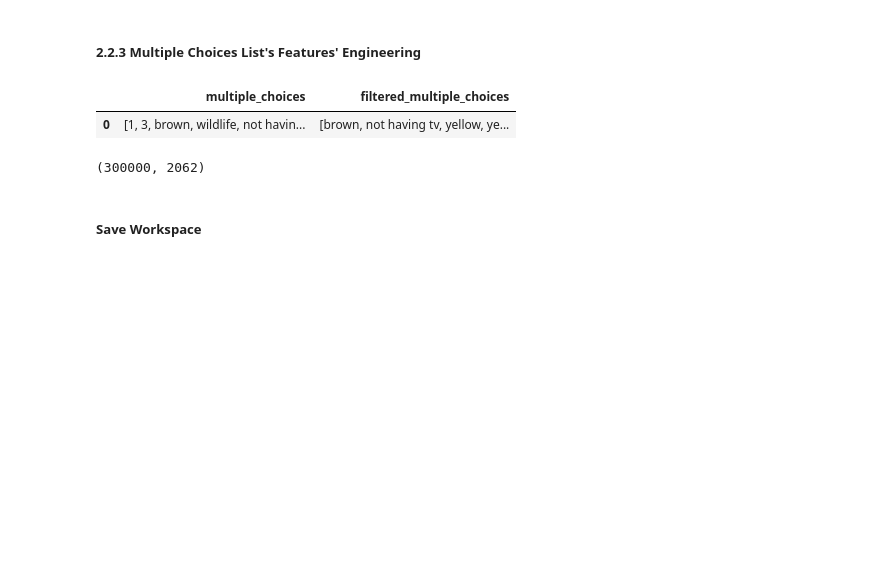
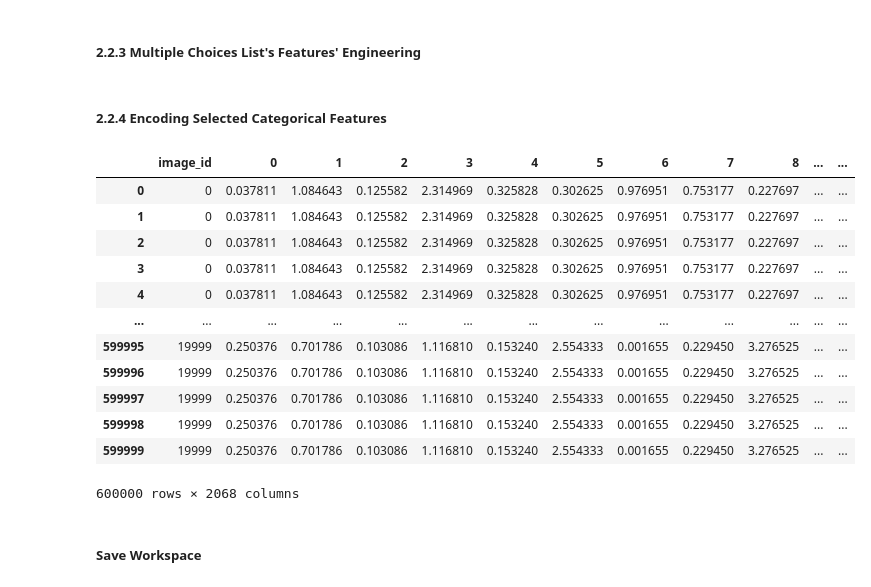
Before and after one commit to nilanahar/MMAI_894_DeepLearning_Project_TeamRosedale, a Jupyter notebook: MMAI_894_Team_Project.ipynb, the cells around one changed output. Cells and saved outputs as stored; diff of their text form; code cells hidden in the pictures; blank space fills up the shorter version.

```diff
--- a/MMAI_894_Team_Project.ipynb
+++ b/MMAI_894_Team_Project.ipynb
@@ -536,18 +465,41 @@ df_train[['oeq_answer', 'oeq_answer_clean']]
 # %% [markdown]
 ##### 2.2.3 Multiple Choices List's Features' Engineering
-# %%
-# Apply the updated filter function to each row of the DataFrame using the pre-trained Word2Vec model
-df_train['filtered_multiple_choices'] = df_train.apply(lambda row: filter_choices_by_word2vec_similarity(row, word2vec_model), axis=1)
-df_train[['multiple_choices', 'filtered_multiple_choices']].head(1)
-# %% [output]
-|  | multiple_choices | filtered_multiple_choices |
-| 0 | [1, 3, brown, wildlife, not havin... | [brown, not having tv, yellow, ye... |
-# %%
-# Apply the updated filter function to each row of the DataFrame using the pre-trained Word2Vec model
-df_valid['filtered_multiple_choices'] = df_valid.apply(lambda row: filter_choices_by_word2vec_similarity(row, word2vec_model), axis=1)
-df_valid.shape
-# %% [output]
-(300000, 2062)
+# %%
+df_train['filtered_multiple_choices'] = df_train.apply(lambda row: filter_choices_by_word2vec_similarity(row, model), axis=1)
+df_valid['filtered_multiple_choices'] = df_valid.apply(lambda row: filter_choices_by_word2vec_similarity(row, model), axis=1)
+df_train[['multiple_choices', 'filtered_multiple_choices']]
+# %%
+df_train['filtered_multiple_choices_embedding'] = df_train['filtered_multiple_choices'].apply(lambda x: get_list_of_embeddings(x, model))
+df_valid['filtered_multiple_choices_embedding'] = df_valid['filtered_multiple_choices'].apply(lambda x: get_list_of_embeddings(x, model))
+# %% [markdown]
+##### 2.2.4 Encoding Selected Categorical Features
+# %%
+# Initialize the LabelEncoder
+label_encoder_answer_type = LabelEncoder()
+label_encoder_confidence = LabelEncoder()
+
+# Encode answer_type and answer_confidence separately
+df_train['answer_type_encoded'] = label_encoder_answer_type.fit_transform(df_train['answer_type'])
+df_valid['answer_type_encoded'] = label_encoder_answer_type.transform(df_valid['answer_type'])
+
+df_train['answer_confidence_encoded'] = label_encoder_confidence.fit_transform(df_train['answer_confidence'])
+df_valid['answer_confidence_encoded'] = label_encoder_confidence.transform(df_valid['answer_confidence'])
+
+df_train
+# %% [output]
+|  | image_id | 0 | 1 | 2 | 3 | 4 | 5 | 6 | 7 | 8 | ... | ... |
+| 0 | 0 | 0.037811 | 1.084643 | 0.125582 | 2.314969 | 0.325828 | 0.302625 | 0.976951 | 0.753177 | 0.227697 | ... | ... |
+| 1 | 0 | 0.037811 | 1.084643 | 0.125582 | 2.314969 | 0.325828 | 0.302625 | 0.976951 | 0.753177 | 0.227697 | ... | ... |
+| 2 | 0 | 0.037811 | 1.084643 | 0.125582 | 2.314969 | 0.325828 | 0.302625 | 0.976951 | 0.753177 | 0.227697 | ... | ... |
+| 3 | 0 | 0.037811 | 1.084643 | 0.125582 | 2.314969 | 0.325828 | 0.302625 | 0.976951 | 0.753177 | 0.227697 | ... | ... |
+| 4 | 0 | 0.037811 | 1.084643 | 0.125582 | 2.314969 | 0.325828 | 0.302625 | 0.976951 | 0.753177 | 0.227697 | ... | ... |
+| ... | ... | ... | ... | ... | ... | ... | ... | ... | ... | ... | ... | ... |
+| 599995 | 19999 | 0.250376 | 0.701786 | 0.103086 | 1.116810 | 0.153240 | 2.554333 | 0.001655 | 0.229450 | 3.276525 | ... | ... |
+| 599996 | 19999 | 0.250376 | 0.701786 | 0.103086 | 1.116810 | 0.153240 | 2.554333 | 0.001655 | 0.229450 | 3.276525 | ... | ... |
+| 599997 | 19999 | 0.250376 | 0.701786 | 0.103086 | 1.116810 | 0.153240 | 2.554333 | 0.001655 | 0.229450 | 3.276525 | ... | ... |
+| 599998 | 19999 | 0.250376 | 0.701786 | 0.103086 | 1.116810 | 0.153240 | 2.554333 | 0.001655 | 0.229450 | 3.276525 | ... | ... |
+| 599999 | 19999 | 0.250376 | 0.701786 | 0.103086 | 1.116810 | 0.153240 | 2.554333 | 0.001655 | 0.229450 | 3.276525 | ... | ... |
+600000 rows × 2068 columns
 # %% [markdown]
 ##### Save Workspace
 # %%
```
Also changed, not shown: parts of 61 cells of this notebook.
